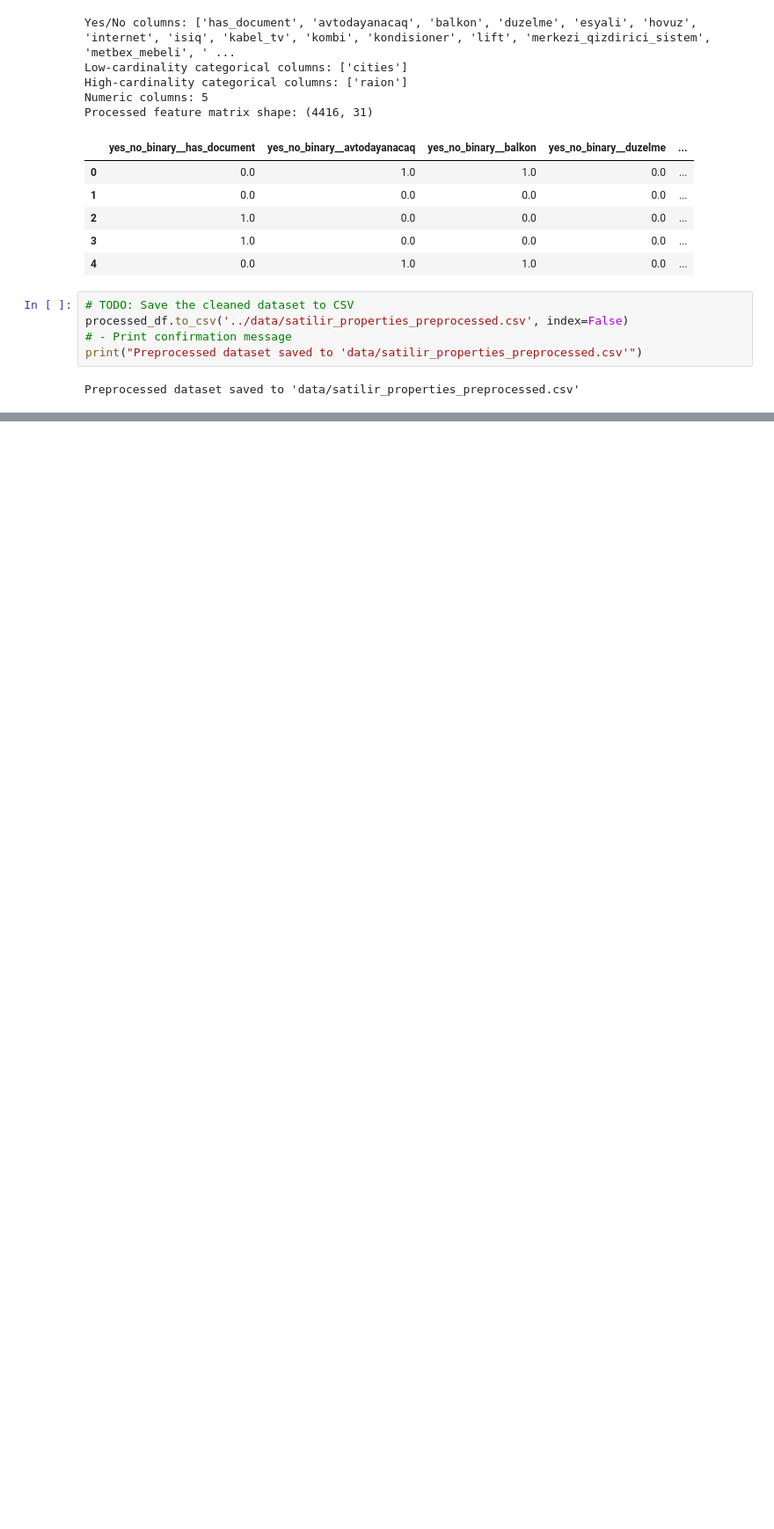
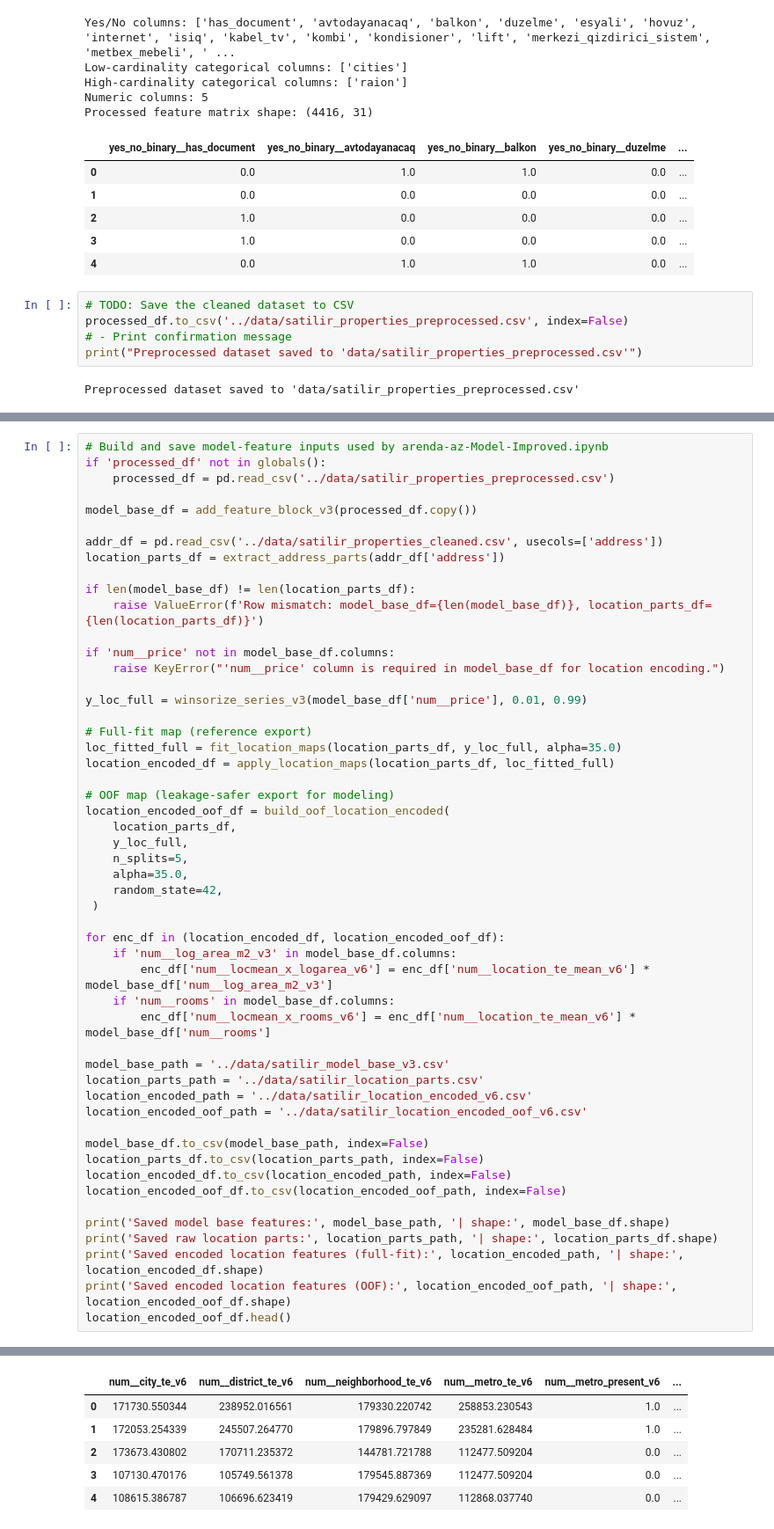
Before and after one commit to Bayrii/ai_project, a Jupyter notebook: notebooks/arenda-az-Data-Preprocessing.ipynb, the cells around one changed output, grey strips where cells are left out. Shown at 88% size. Saved outputs shown, nothing was run; the diff lists cells and outputs as text; blank space fills up the shorter version.

```diff
--- a/notebooks/arenda-az-Data-Preprocessing.ipynb
+++ b/notebooks/arenda-az-Data-Preprocessing.ipynb
@@ -388,0 +627,53 @@ Preprocessed dataset saved to 'data/satilir_properties_preprocessed.csv'
+# %%
+# Build and save model-feature inputs used by arenda-az-Model-Improved.ipynb
+if 'processed_df' not in globals():
+    processed_df = pd.read_csv('../data/satilir_properties_preprocessed.csv')
+
+model_base_df = add_feature_block_v3(processed_df.copy())
+
+addr_df = pd.read_csv('../data/satilir_properties_cleaned.csv', usecols=['address'])
+location_parts_df = extract_address_parts(addr_df['address'])
+
+if len(model_base_df) != len(location_parts_df):
+    raise ValueError(f'Row mismatch: model_base_df={len(model_base_df)}, location_parts_df={len(location_parts_df)}')
+
+if 'num__price' not in model_base_df.columns:
+    raise KeyError("'num__price' column is required in model_base_df for location encoding.")
+
+y_loc_full = winsorize_series_v3(model_base_df['num__price'], 0.01, 0.99)
+
+# Full-fit map (reference export)
+loc_fitted_full = fit_location_maps(location_parts_df, y_loc_full, alpha=35.0)
+location_encoded_df = apply_location_maps(location_parts_df, loc_fitted_full)
+
+# OOF map (leakage-safer export for modeling)
+location_encoded_oof_df = build_oof_location_encoded(
+    location_parts_df,
+    y_loc_full,
+    n_splits=5,
+    alpha=35.0,
+    random_state=42,
+ )
+
+for enc_df in (location_encoded_df, location_encoded_oof_df):
+    if 'num__log_area_m2_v3' in model_base_df.columns:
+        enc_df['num__locmean_x_logarea_v6'] = enc_df['num__location_te_mean_v6'] * model_base_df['num__log_area_m2_v3']
+    if 'num__rooms' in model_base_df.columns:
+        enc_df['num__locmean_x_rooms_v6'] = enc_df['num__location_te_mean_v6'] * model_base_df['num__rooms']
+
+model_base_path = '../data/satilir_model_base_v3.csv'
+location_parts_path = '../data/satilir_location_parts.csv'
+location_encoded_path = '../data/satilir_location_encoded_v6.csv'
+location_encoded_oof_path = '../data/satilir_location_encoded_oof_v6.csv'
+
+model_base_df.to_csv(model_base_path, index=False)
+location_parts_df.to_csv(location_parts_path, index=False)
+location_encoded_df.to_csv(location_encoded_path, index=False)
+location_encoded_oof_df.to_csv(location_encoded_oof_path, index=False)
+
+print('Saved model base features:', model_base_path, '| shape:', model_base_df.shape)
+print('Saved raw location parts:', location_parts_path, '| shape:', location_parts_df.shape)
+print('Saved encoded location features (full-fit):', location_encoded_path, '| shape:', location_encoded_df.shape)
+print('Saved encoded location features (OOF):', location_encoded_oof_path, '| shape:', location_encoded_oof_df.shape)
+location_encoded_oof_df.head()
+# %% [output]
@@ -388,0 +684,6 @@ Preprocessed dataset saved to 'data/satilir_properties_preprocessed.csv'
+|  | num__city_te_v6 | num__district_te_v6 | num__neighborhood_te_v6 | num__metro_te_v6 | num__metro_present_v6 | ... |
+| 0 | 171730.550344 | 238952.016561 | 179330.220742 | 258853.230543 | 1.0 | ... |
+| 1 | 172053.254339 | 245507.264770 | 179896.797849 | 235281.628484 | 1.0 | ... |
+| 2 | 173673.430802 | 170711.235372 | 144781.721788 | 112477.509204 | 0.0 | ... |
+| 3 | 107130.470176 | 105749.561378 | 179545.887369 | 112477.509204 | 0.0 | ... |
+| 4 | 108615.386787 | 106696.623419 | 179429.629097 | 112868.037740 | 0.0 | ... |
```
Also changed, not shown: parts of 5 cells of this notebook, 5 other files.
